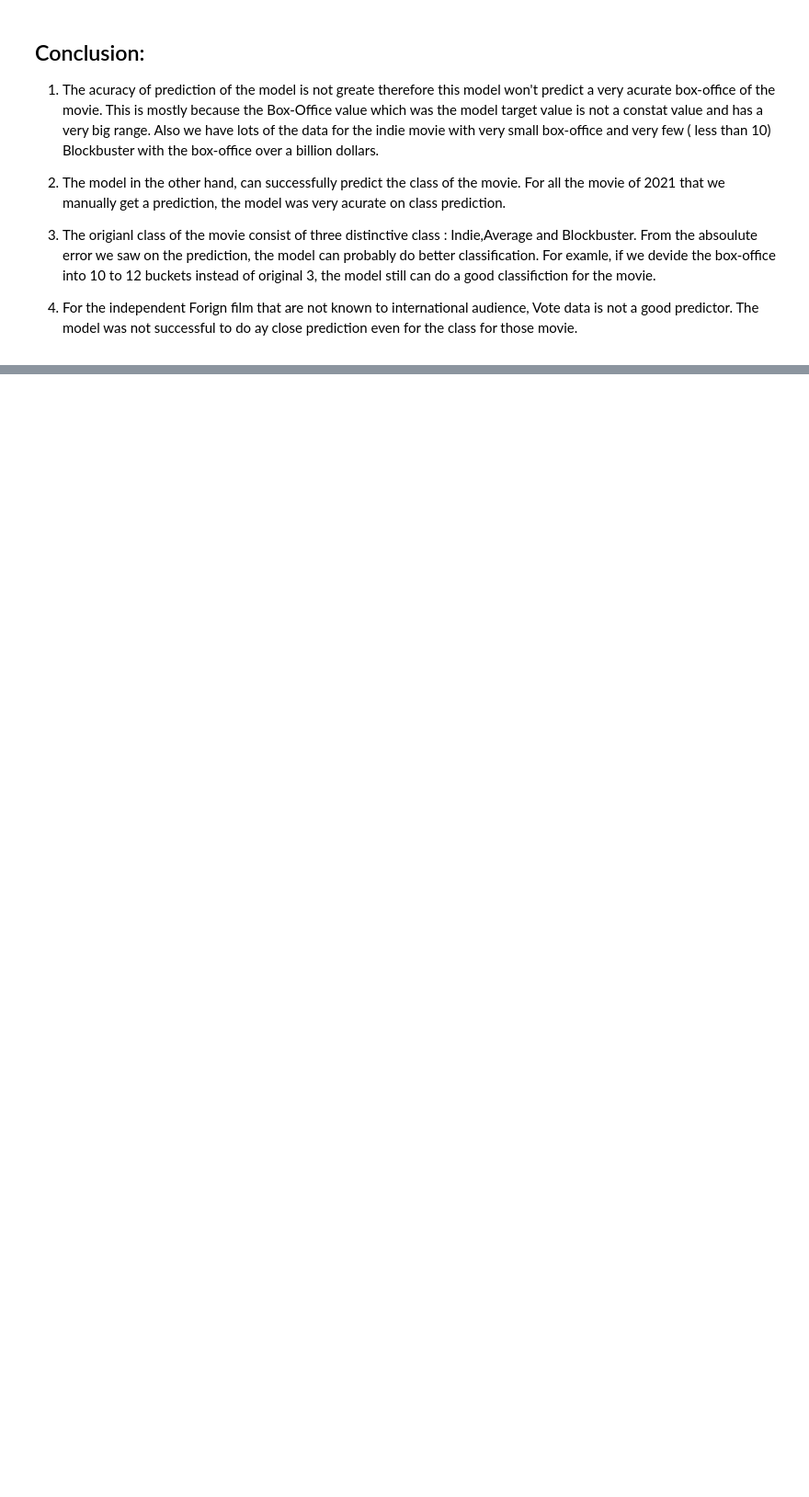
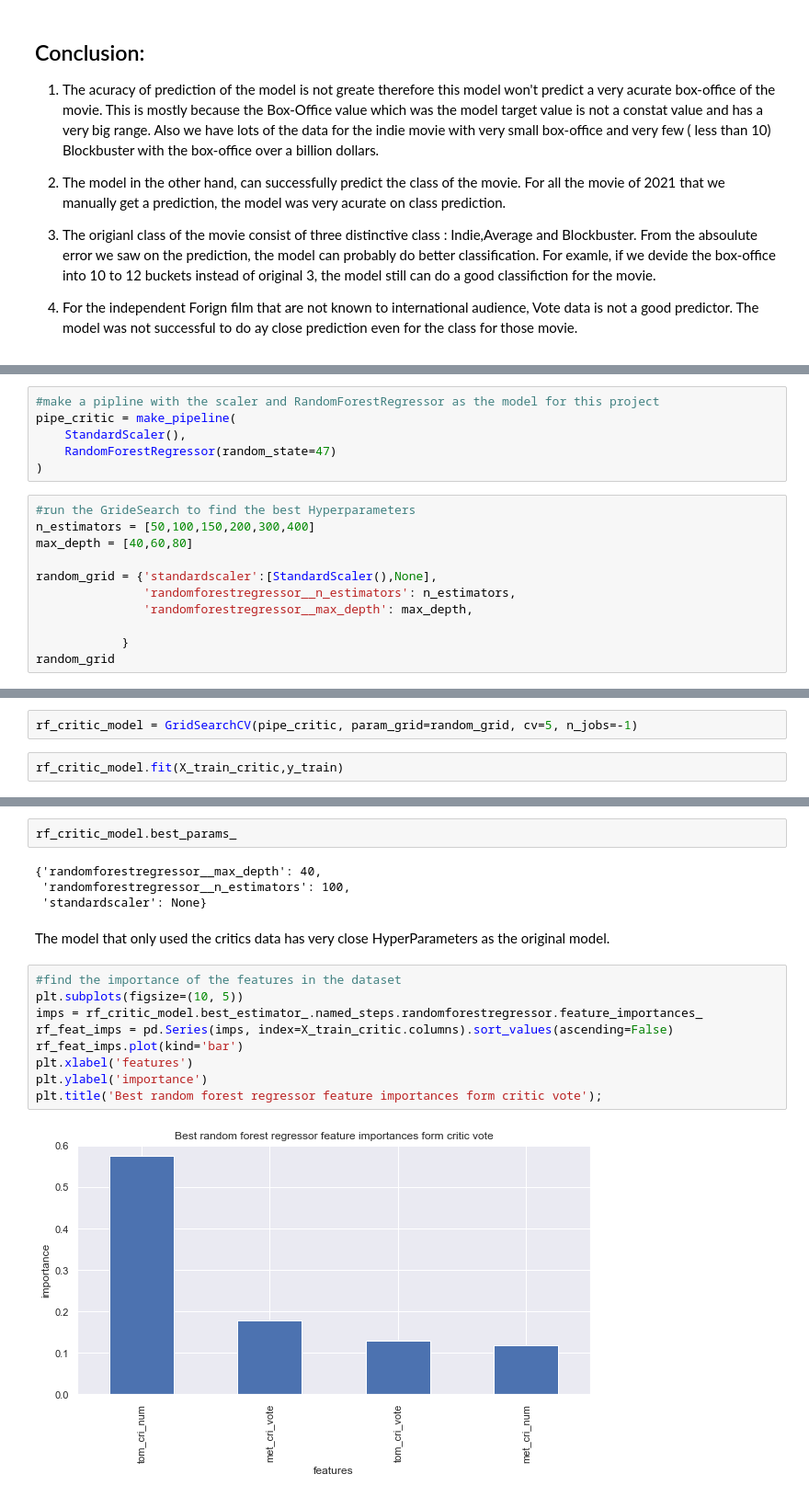
Before and after one commit to AminKafka/Movie-Boxoffice-Prediction-With-Critics-Votes, a Jupyter notebook: notebooks/Modeling.ipynb, the cells around one changed output, grey strips where cells are left out. Shown: that part at 92% size. Saved outputs shown, nothing was run; the diff lists cells and outputs as text; blank space fills up the shorter version.

```diff
--- a/notebooks/Modeling.ipynb
+++ b/notebooks/Modeling.ipynb
@@ -476,0 +510,17 @@ __Predicted Box Office: 40 Million Dollars__
+# %%
+#make a pipline with the scaler and RandomForestRegressor as the model for this project
+pipe_critic = make_pipeline(
+    StandardScaler(),
+    RandomForestRegressor(random_state=47)
+)
+# %%
+#run the GrideSearch to find the best Hyperparameters
+n_estimators = [50,100,150,200,300,400]
+max_depth = [40,60,80]
+
+random_grid = {'standardscaler':[StandardScaler(),None],
+               'randomforestregressor__n_estimators': n_estimators,
+               'randomforestregressor__max_depth': max_depth,
+
+            }
+random_grid
@@ -476,0 +531,4 @@ __Predicted Box Office: 40 Million Dollars__
+# %%
+rf_critic_model = GridSearchCV(pipe_critic, param_grid=random_grid, cv=5, n_jobs=-1)
+# %%
+rf_critic_model.fit(X_train_critic,y_train)
@@ -476,0 +546,19 @@ __Predicted Box Office: 40 Million Dollars__
+# %%
+rf_critic_model.best_params_
+# %% [output]
+{'randomforestregressor__max_depth': 40,
+ 'randomforestregressor__n_estimators': 100,
+ 'standardscaler': None}
+# %% [markdown]
+The model that only used the critics data has very close HyperParameters as the original model.
+# %%
+#find the importance of the features in the dataset
+plt.subplots(figsize=(10, 5))
+imps = rf_critic_model.best_estimator_.named_steps.randomforestregressor.feature_importances_
+rf_feat_imps = pd.Series(imps, index=X_train_critic.columns).sort_values(ascending=False)
+rf_feat_imps.plot(kind='bar')
+plt.xlabel('features')
+plt.ylabel('importance')
+plt.title('Best random forest regressor feature importances form critic vote');
+# %% [output]
+[figure, added]
```
Also changed, not shown: parts of 57 cells of this notebook.
